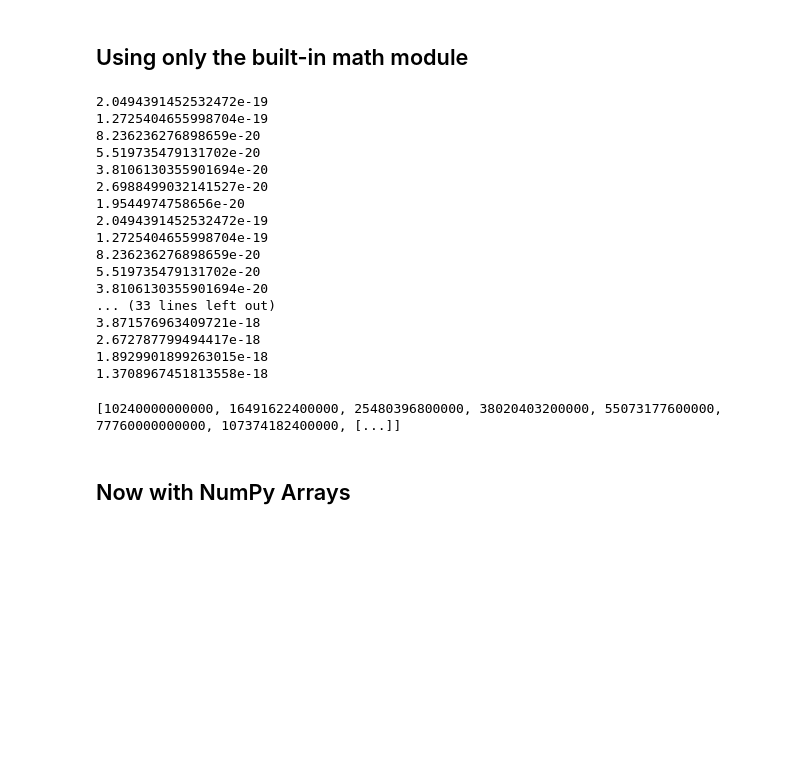
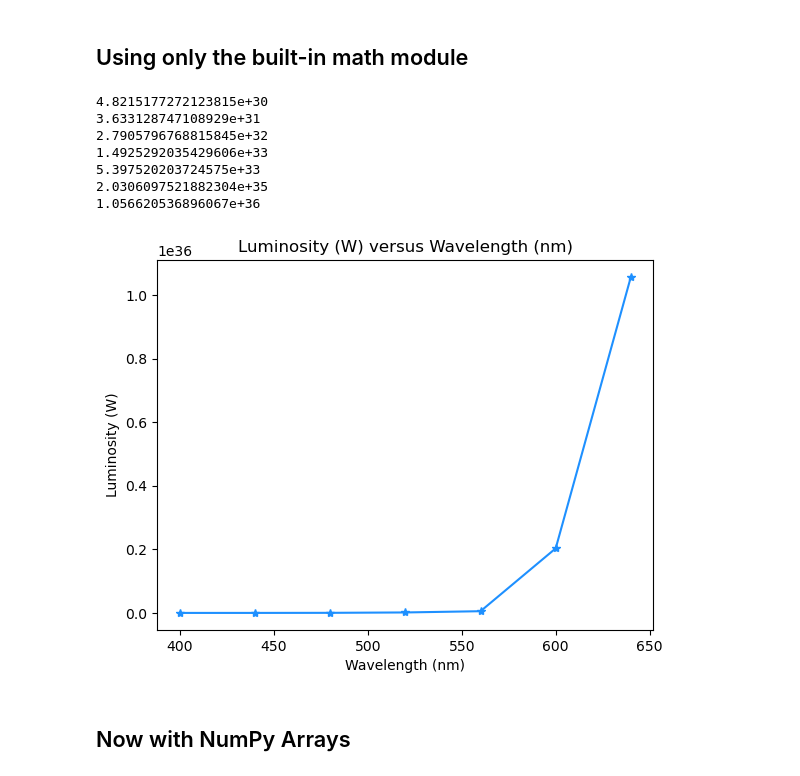
Before and after one commit to ASTR154/scientific-programming, a Jupyter notebook: scientific-programming.ipynb, the cells around one changed output. Saved outputs shown, nothing was run; the diff lists cells and outputs as text; code cells hidden in the pictures; blank space fills up the shorter version.

```diff
--- a/scientific-programming.ipynb
+++ b/scientific-programming.ipynb
@@ -51,38 +46,38 @@ radii = [0.8, 0.8, 1.0, 1.2, 1.6, 4.4, 6.7]
 # %%
-L = []
-for i in range(0, 7):
-    size = radii[i]
-    temps = temperatures[i]
-    for j in wavelengths:
-        eq1 = (8*math.pi**2*R_SUN*size**2*H_PLANCK*C_LIGHT**2)/j**5
-        eq2 = np.exp(H_PLANCK * C_LIGHT / j * K_BOLTZMANN * temps)
-        eq3 = 1 / (eq2 - 1)
-        L = eq1 * eq2
-        print(L)
+# wavelength conversion from nm to m:
+wave_m = [wave_nm * 1e-9 for wave_nm in wavelengths]
+
+luminosity = []
+for i in range(len(wavelengths)): # iterate through each element, i, in the length of the list
+    wave_nm = wave_m[i] # defining variables
+    T = temperatures[i]
+    R = radii[i] * R_SUN # solar radius to meter conversion
+
+    eq1 = 8 * math.pi**2 * R**2 * H_PLANCK * C_LIGHT**2 # separating components of the equation for better readability
+    eq2 = (H_PLANCK * C_LIGHT) / (wave_nm * K_BOLTZMANN * T)
+    eq3 = wave_nm**5 * (math.exp(eq2) - 1)
+    L = eq1/eq3 # luminosity
+    luminosity.append(L)
+
+    print(L)
 # %% [output]
-2.0494391452532472e-19
-1.2725404655998704e-19
-8.236236276898659e-20
-5.519735479131702e-20
-3.8106130355901694e-20
-2.6988499032141527e-20
-1.9544974758656e-20
-2.0494391452532472e-19
-1.2725404655998704e-19
-8.236236276898659e-20
-5.519735479131702e-20
-3.8106130355901694e-20
-... (33 lines left out)
-3.871576963409721e-18
-2.672787799494417e-18
-1.8929901899263015e-18
-1.3708967451813558e-18
+4.8215177272123815e+30
+3.633128747108929e+31
+2.7905796768815845e+32
+1.4925292035429606e+33
+5.397520203724575e+33
+2.0306097521882304e+35
+1.056620536896067e+36
-# %%
-print(power_wavelengths)
-# %% [output]
-[10240000000000, 16491622400000, 25480396800000, 38020403200000, 55073177600000, 77760000000000, 107374182400000, [...]]
 # %%
-# plot the results
+# plotting the luminosity versus wavelength
+
+plt.plot(wavelengths, luminosity, marker = '*', linestyle = '-', color = 'dodgerblue')
+plt.title("Luminosity (W) versus Wavelength (nm)")
+plt.xlabel("Wavelength (nm)")
+plt.ylabel("Luminosity (W)")
+plt.show()
+# %% [output]
+[figure, added]
 # %% [markdown]
 ## Now with NumPy Arrays
 # %%
```
Also changed, not shown: parts of 10 cells of this notebook.
